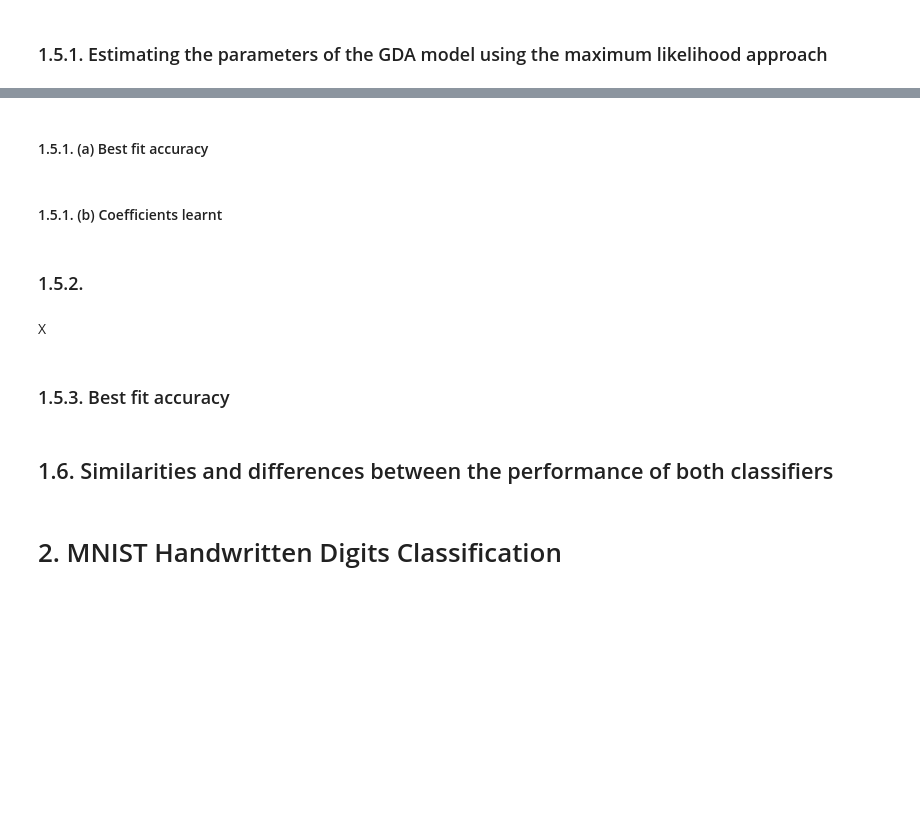
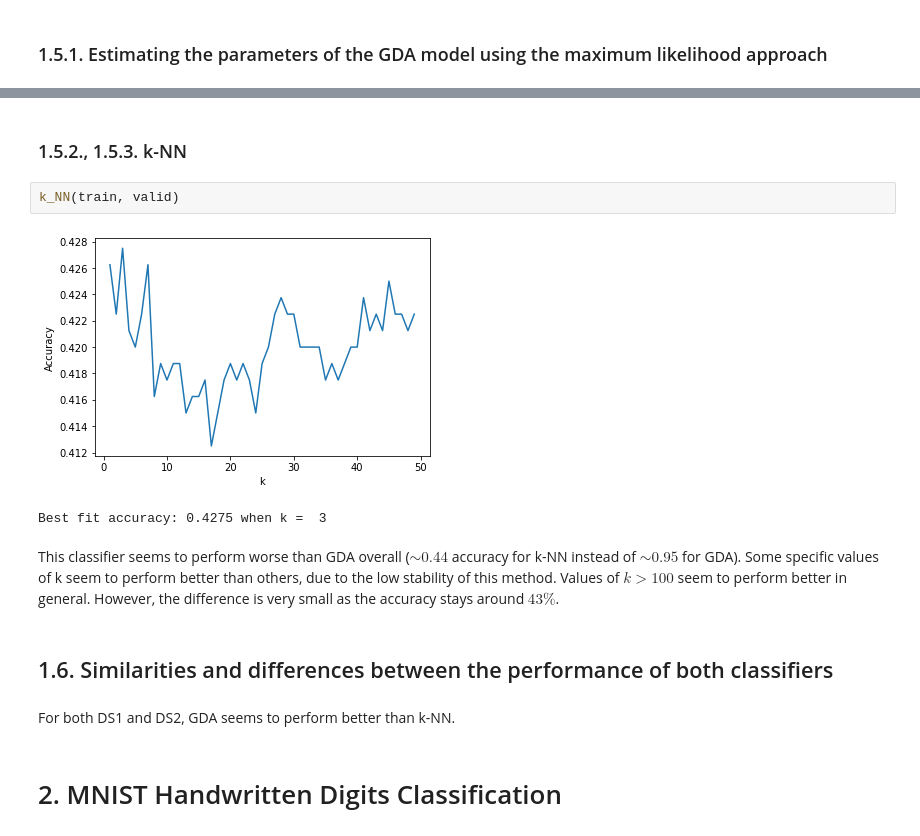
Before and after one commit to louis-ple/ML_Assignments, a Jupyter notebook: Assignment 2/INF8245E_Assignment2_1933334.ipynb, the cells around one changed output, grey strips where cells are left out. Drawn from its saved outputs; the diff is of its cells as text; blank space fills up the shorter version.

```diff
--- a/Assignment 2/INF8245E_Assignment2_1933334.ipynb
+++ b/Assignment 2/INF8245E_Assignment2_1933334.ipynb
@@ -29,15 +330,16 @@ X
 # %% [markdown]
-#### 1.5.1. (a) Best fit accuracy
+### 1.5.2., 1.5.3. k-NN
-# %% [markdown]
-#### 1.5.1. (b) Coefficients learnt
-# %% [markdown]
-### 1.5.2.
-# %% [markdown]
-X
-# %% [markdown]
-### 1.5.3. Best fit accuracy
+# %%
+k_NN(train, valid)
+# %% [output]
+[figure, added]
+Best fit accuracy: 0.4275 when k =  3
+# %% [markdown]
+This classifier seems to perform worse than GDA overall ($\sim0.44$ accuracy for k-NN instead of $\sim0.95$ for GDA). Some specific values of k seem to perform better than others, due to the low stability of this method. Values of $k>100$ seem to perform better in general. However, the difference is very small as the accuracy stays around $43\%$.
 # %% [markdown]
 ## 1.6. Similarities and differences between the performance of both classifiers
+# %% [markdown]
+For both DS1 and DS2, GDA seems to perform better than k-NN.
 # %% [markdown]
 # 2. MNIST Handwritten Digits Classification
 # %%
```
Also changed, not shown: parts of 23 cells of this notebook, 13 other files.
